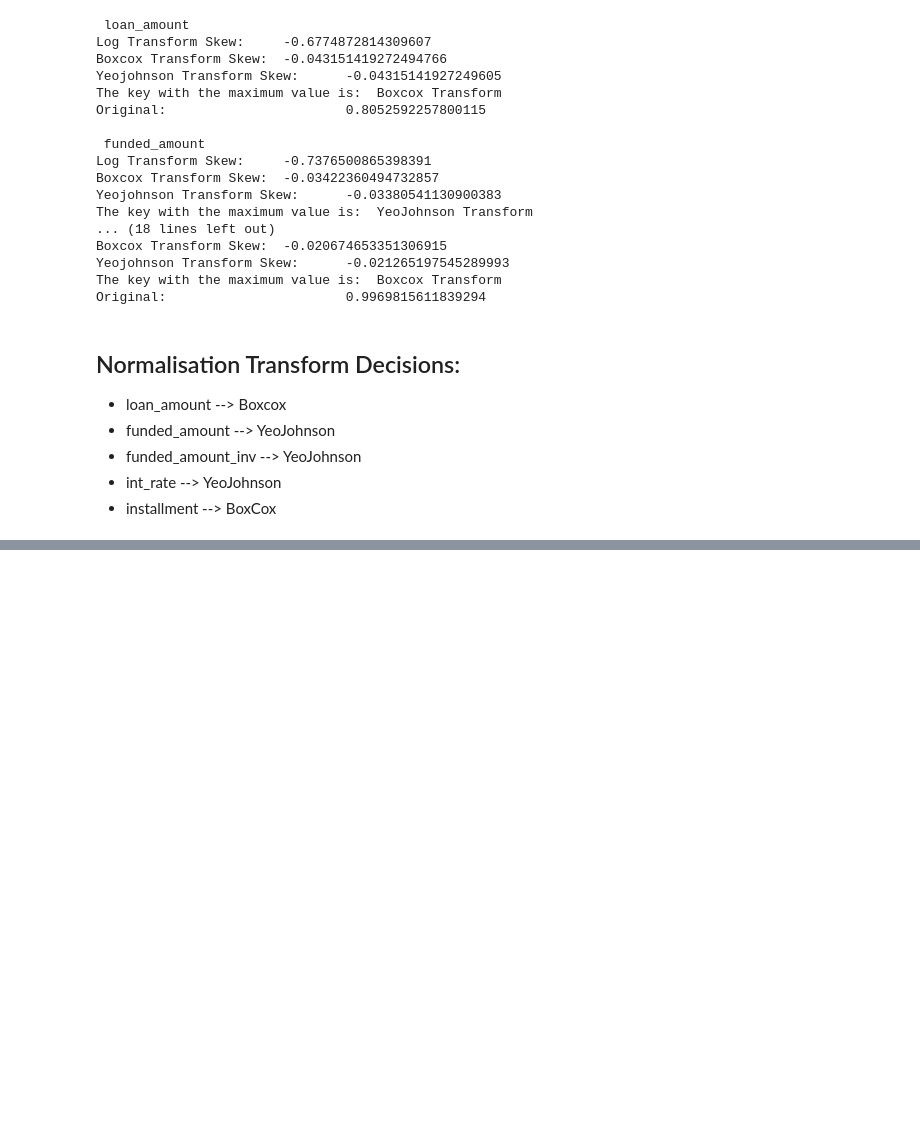
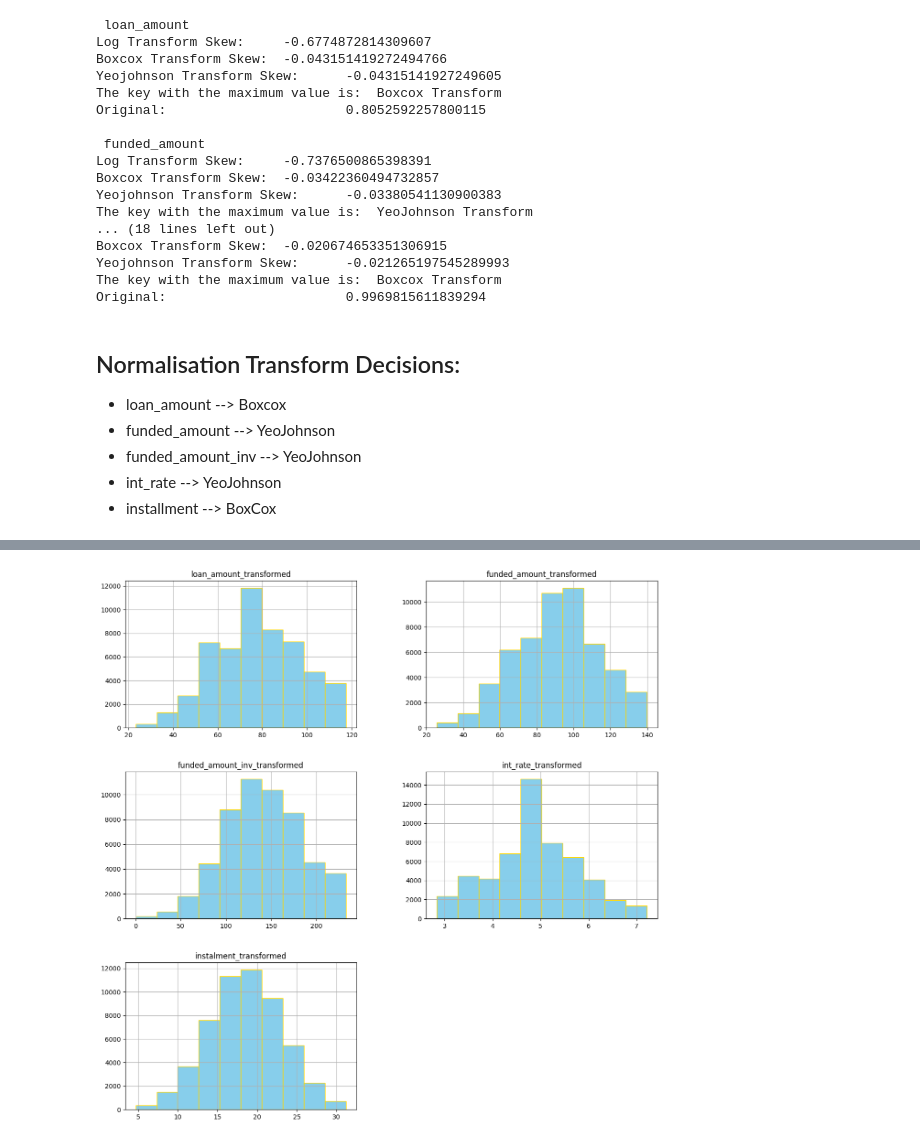
Before and after one commit to vpagador/EDA-Customer-Loans-in-Finance, a Jupyter notebook: plot_skew.ipynb, the cells around one changed output, grey strips where cells are left out. Saved outputs shown, nothing was run; the diff lists cells and outputs as text; code cells hidden in the pictures; blank space fills up the shorter version.

```diff
--- a/plot_skew.ipynb
+++ b/plot_skew.ipynb
@@ -522,3 +504,15 @@ Original:                       0.9969815611839294
 - funded_amount_inv --> YeoJohnson
 - int_rate          --> YeoJohnson
 - installment       --> BoxCox
+# %%
+# APPLY THE TRANSFORMATIONS BASED OFF THE BEST POWER TRANSFORM METHOD FOR NORMALISATION
+
+loan_amount_transformed = transformer.apply_powertransformation(df,'loan_amount',transformation='boxcox')
+
+funded_amount_transformed = transformer.apply_powertransformation(df,'funded_amount',transformation='yeojohnson')
+
+funded_amount_inv_transformed = transformer.apply_powertransformation(df,'funded_amount_inv',transformation='yeojohnson')
+
+int_rate_transformed = transformer.apply_powertransformation(df,'int_rate',transformation='yeojohnson')
+
+instalment_transformed = transformer.apply_powertransformation(df,'instalment',transformation='boxcox')
@@ -524,0 +527,10 @@ Original:                       0.9969815611839294
+# %%
+# TRANSFROMED NORMALISED COLUMNS
+transformed_columns = pd.DataFrame({'loan_amount_transformed':loan_amount_transformed,'funded_amount_transformed': funded_amount_transformed,'funded_amount_inv_transformed':funded_amount_inv_transformed,'int_rate_transformed':int_rate_transformed,'instalment_transformed':instalment_transformed})
+
+fig = plt.figure(figsize = (15,15))
+ax = fig.gca()
+transformed_columns.hist(ax=ax, color = "skyblue", edgecolor = "gold")
+plt.show()
+# %% [output]
+[figure, added]
```
Also changed, not shown: parts of 10 cells of this notebook, 4 other files.
